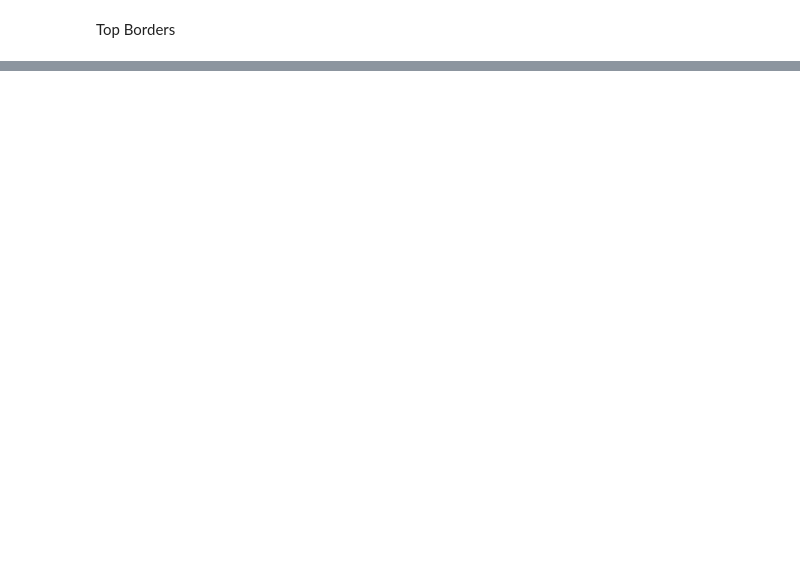
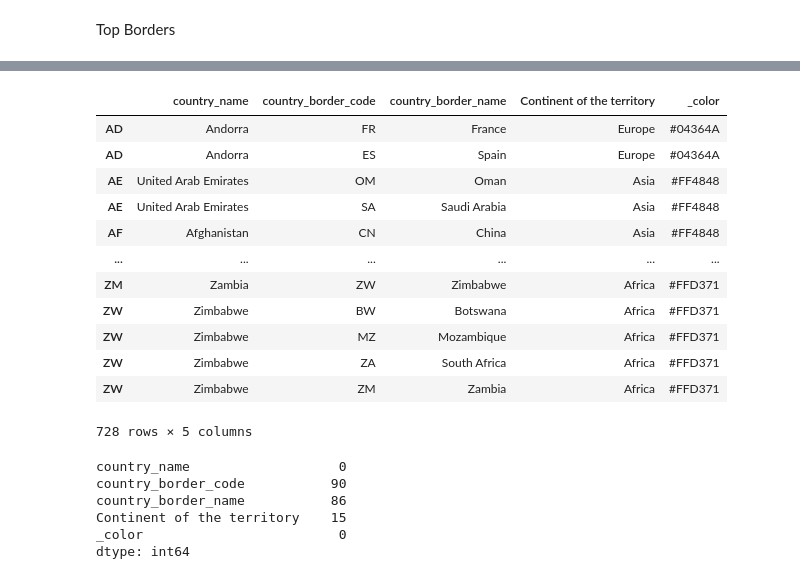
Before and after one commit to maikelps/TheWorldAsAGraph, a Jupyter notebook: initial_expl.ipynb, the cells around one changed output, grey strips where cells are left out. Drawn from its saved outputs; the diff is of its cells as text; code cells hidden in the pictures; blank space fills up the shorter version.

```diff
--- a/initial_expl.ipynb
+++ b/initial_expl.ipynb
@@ -95,0 +80,5 @@ plt.show()
+# %%
+# Getting continental info
+dfcont = pd.read_csv('Data/world-administrative-boundaries.csv', sep=";", usecols=['ISO 3166-1 Alpha 2-Codes','Continent of the territory'])
+dfcont.set_index('ISO 3166-1 Alpha 2-Codes', inplace=True)
+dfcont
@@ -95,0 +115,39 @@ plt.show()
+# %%
+fr = (dfbord
+        .dropna(subset=['country_code'])
+        .set_index('country_code')
+        .merge( dfcont, left_index=True, right_index=True, how='left' ) # Add continental info
+        .pipe( lambda _df: _df.assign(
+            #country_border_code = np.where( (_df.country_border_code.isna()) & (_df.country_border_name.notnull()), 'NA', _df.country_border_code )
+            #,#Namibia is the only country that has no ISO country code in our source, therefore, it is manually corrected.
+            _color = np.select( [_df['Continent of the territory'] == 'Europe', _df['Continent of the territory'] == 'Asia',
+                                 _df['Continent of the territory'] == 'Africa', _df['Continent of the territory'] == 'Americas',
+                                 _df['Continent of the territory'] == 'Oceania',_df['Continent of the territory'] == 'Antarctica'],
+                                 ['#04364A', '#FF4848', '#FFD371', '#C2FFD9', '#9DDAC6', '#EE9322'], default='#FCE09B'  )
+            ) )
+
+        )
+fr
+# %% [output]
+|  | country_name | country_border_code | country_border_name | Continent of the territory | _color |
+| AD | Andorra | FR | France | Europe | #04364A |
+| AD | Andorra | ES | Spain | Europe | #04364A |
+| AE | United Arab Emirates | OM | Oman | Asia | #FF4848 |
+| AE | United Arab Emirates | SA | Saudi Arabia | Asia | #FF4848 |
+| AF | Afghanistan | CN | China | Asia | #FF4848 |
+| ... | ... | ... | ... | ... | ... |
+| ZM | Zambia | ZW | Zimbabwe | Africa | #FFD371 |
+| ZW | Zimbabwe | BW | Botswana | Africa | #FFD371 |
+| ZW | Zimbabwe | MZ | Mozambique | Africa | #FFD371 |
+| ZW | Zimbabwe | ZA | South Africa | Africa | #FFD371 |
+| ZW | Zimbabwe | ZM | Zambia | Africa | #FFD371 |
+728 rows × 5 columns
+# %%
+fr.isna().sum()
+# %% [output]
+country_name                   0
+country_border_code           90
+country_border_name           86
+Continent of the territory    15
+_color                         0
+dtype: int64
```
Also changed, not shown: parts of 14 cells of this notebook, 1 other file.
